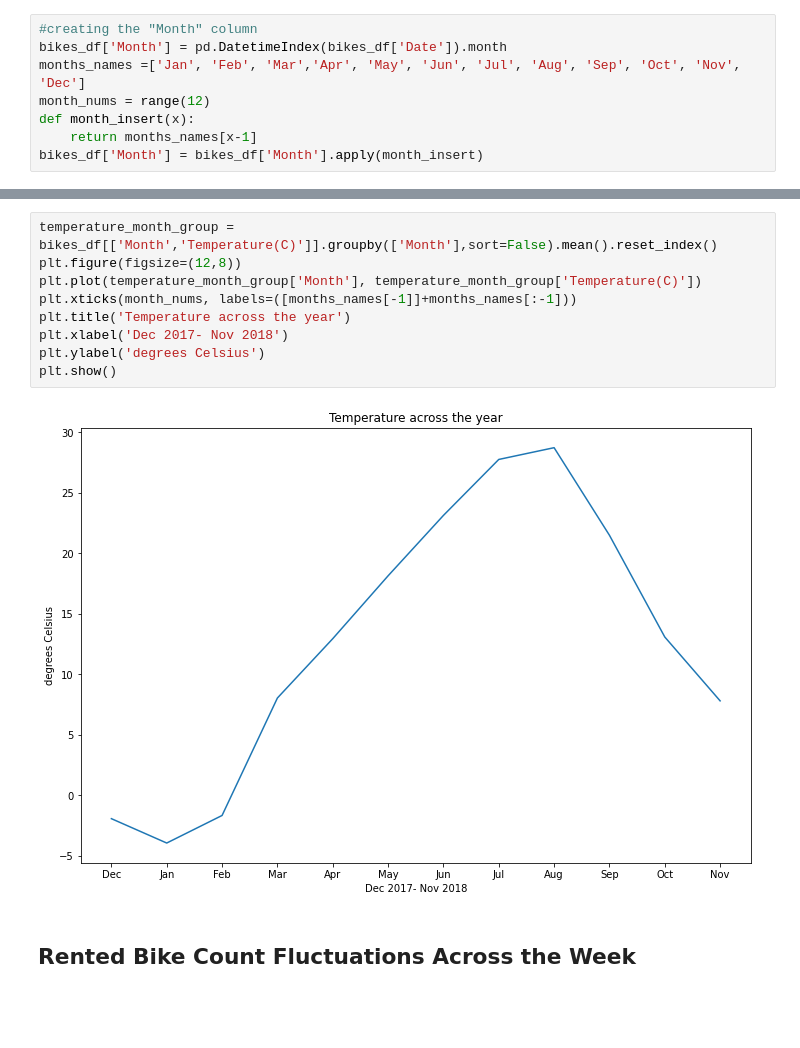
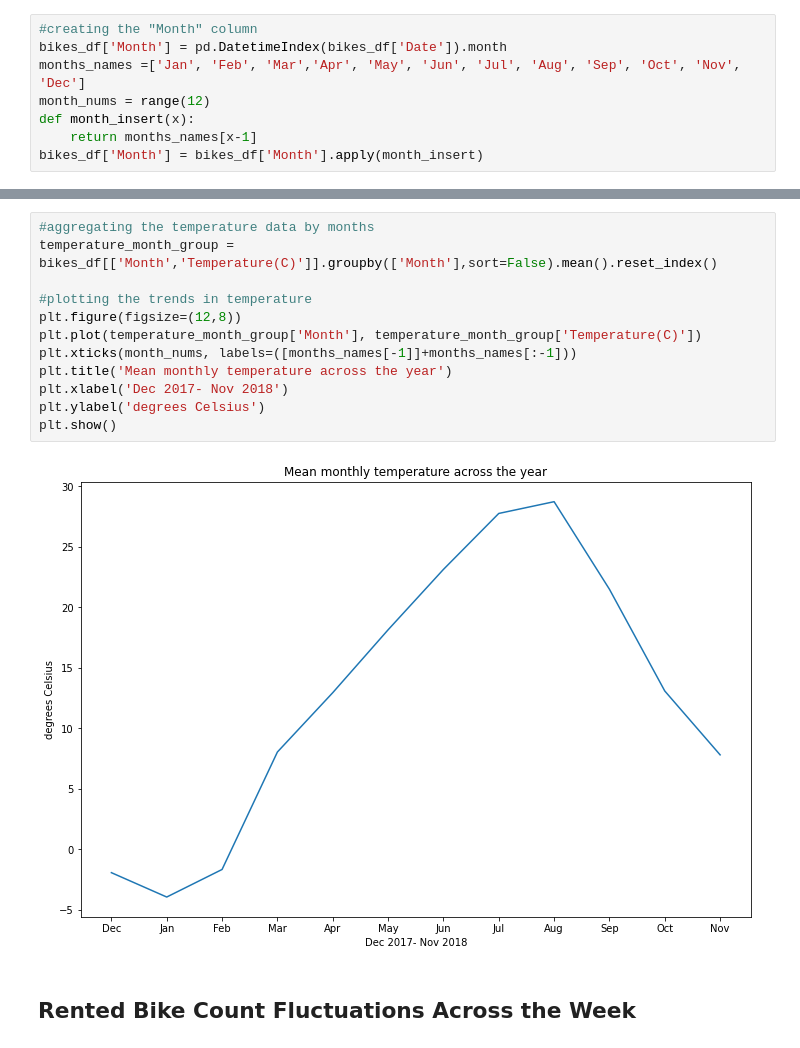
Before and after one commit to R0go/Bikes, a Jupyter notebook: Bikes_project.ipynb, the cells around one changed output, grey strips where cells are left out. Saved outputs shown, nothing was run; the diff lists cells and outputs as text; blank space fills up the shorter version.

```diff
--- a/Bikes_project.ipynb
+++ b/Bikes_project.ipynb
@@ -269,16 +275,19 @@ plt.show()
 # %% [output]
 [figure]
 # %%
+#aggregating the temperature data by months
 temperature_month_group = bikes_df[['Month','Temperature(C)']].groupby(['Month'],sort=False).mean().reset_index()
+
+#plotting the trends in temperature
 plt.figure(figsize=(12,8))
 plt.plot(temperature_month_group['Month'], temperature_month_group['Temperature(C)'])
 plt.xticks(month_nums, labels=([months_names[-1]]+months_names[:-1]))
-plt.title('Temperature across the year')
+plt.title('Mean monthly temperature across the year')
 plt.xlabel('Dec 2017- Nov 2018')
 plt.ylabel('degrees Celsius')
 plt.show()
 # %% [output]
-[figure, old version]
+[figure, new version]
 # %% [markdown]
 ## Rented Bike Count Fluctuations Across the Week
 # %% [markdown]
```
Also changed, not shown: parts of 19 cells of this notebook, 1 other file.
